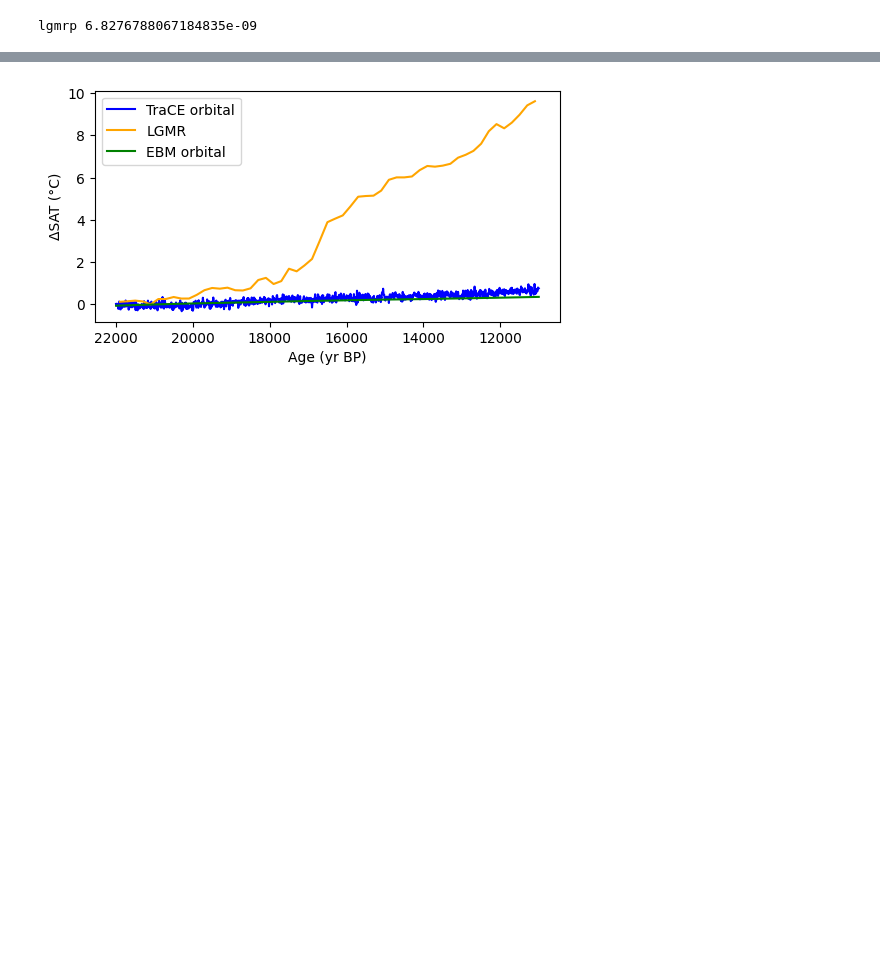
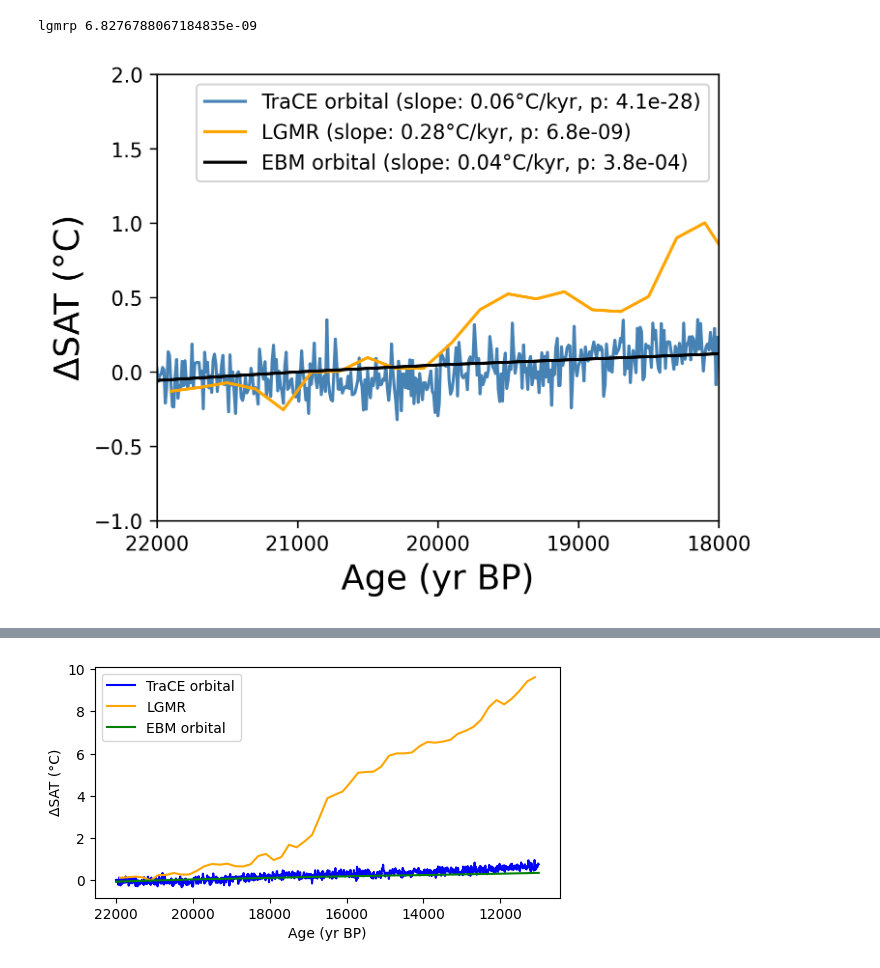
Before and after one commit to Peisong-Zheng/Last_deglaciation, a Jupyter notebook: Figure3_v9.ipynb, the cells around one changed output, grey strips where cells are left out. Saved outputs shown, nothing was run; the diff lists cells and outputs as text; code cells hidden in the pictures; blank space fills up the shorter version.

```diff
--- a/Figure3_v9.ipynb
+++ b/Figure3_v9.ipynb
@@ -1411,3 +1528,84 @@ print('lgmrp',lgmr_p)
 # %% [output]
 [figure]
 lgmrp 6.8276788067184835e-09
+# %%
+import matplotlib.pyplot as plt
+import numpy as np
+from scipy.stats import linregress
+from matplotlib.patches import Rectangle
+
+# Convert xarray DataArray to NumPy array
+ds_sat_age_np = ds_sat['age'].values
+weighted_avg_sat_mean_np = weighted_avg_sat_mean.values
+
+# Filter the age range for ds_sat and calculate delta SAT
+lgmr_age_mask = (ds_sat_age_np >= 11000) & (ds_sat_age_np <= 22000)
+lgmr_value_at_21kyr = weighted_avg_sat_mean_np[np.abs(ds_sat_age_np - 21000).argmin()]
+lgmr_delta_sat = weighted_avg_sat_mean_np[lgmr_age_mask] - lgmr_value_at_21kyr
+
+# Filter the age range for trace_age and calculate delta SAT
+trace_age_mask = (trace_age >= 11000) & (trace_age <= 22000)
+trace_value_at_21kyr = sat_series_orb[np.abs(trace_age - 21000).argmin()]
+trace_delta_sat = sat_series_orb[trace_age_mask] - trace_value_at_21kyr
+
+# Convert pandas DataFrame to NumPy array
+df_full_orbital_EBM_age_np = df_full_orbital_EBM['age'].values
+df_full_orbital_EBM_sat_np = df_full_orbital_EBM['SAT (50 to 70S)'].values
+
+# Filter the age range for df_full_orbital_EBM and calculate delta SAT
+ebm_age_mask = (df_full_orbital_EBM_age_np >= 11000) & (df_full_orbital_EBM_age_np <= 22000)
+ebm_value_at_21kyr = df_full_orbital_EBM_sat_np[df_full_orbital_EBM_age_np == 21000][0]
+ebm_delta_sat = df_full_orbital_EBM_sat_np[ebm_age_mask] - ebm_value_at_21kyr
+
+# Define a function to perform linear regression and return slope and p-value
+def fit_slope_and_p_value(x, y):
+    slope, intercept, r_value, p_value, std_err = linregress(x, y)
+    return slope, p_value
+
+# Create a figure
+fig, ax = plt.subplots(figsize=(5, 4), dpi=300)
+
+# Regression analysis
+lgmr_regression_age_mask = (ds_sat_age_np >= 18000) & (ds_sat_age_np <= 22000)
+trace_regression_age_mask = (trace_age >= 18000) & (trace_age <= 22000)
+ebm_regression_age_mask = (df_full_orbital_EBM_age_np >= 18000) & (df_full_orbital_EBM_age_np <= 22000)
+
+lgmr_slope, lgmr_p = fit_slope_and_p_value(ds_sat_age_np[lgmr_regression_age_mask], weighted_avg_sat_mean_np[lgmr_regression_age_mask])
+trace_slope, trace_p = fit_slope_and_p_value(trace_age[trace_regression_age_mask], sat_series_orb[trace_regression_age_mask])
+ebm_slope, ebm_p = fit_slope_and_p_value(df_full_orbital_EBM_age_np[ebm_regression_age_mask], df_full_orbital_EBM_sat_np[ebm_regression_age_mask])
+
+# Format the legend with two significant digits and slope in °C/kyr
+format_legend = lambda slope, p: f'slope: {-slope*1000:.2f}°C/kyr, p: {p:.1e}'
+
+# Plot the ΔSAT data with formatted legend
+ax.plot(trace_age[trace_age_mask], trace_delta_sat, color='steelblue', label=f'TraCE orbital ({format_legend(trace_slope, trace_p)})')
+ax.plot(ds_sat_age_np[lgmr_age_mask], lgmr_delta_sat, color='orange', label=f'LGMR ({format_legend(lgmr_slope, lgmr_p)})')
+ax.plot(df_full_orbital_EBM_age_np[ebm_age_mask], ebm_delta_sat, color='k', label=f'EBM orbital ({format_legend(ebm_slope, ebm_p)})')
+
+# Plot a rectangle covering the area between x=18000 and x=11000
+# Change color and alpha value for visibility
+rect_color = 'w'  # A light grey color
+rect_alpha = 0.7  # Semi-transparent
+rect = Rectangle((11000, ax.get_ylim()[0]), 7000, ax.get_ylim()[1] - ax.get_ylim()[0], color=rect_color, alpha=rect_alpha, linewidth=0,zorder=4)
+ax.add_patch(rect)
+
+# set x limit
+ax.set_xlim(18000,22000)
+# set y limit
+ax.set_ylim(-1, 2)
+# set x tick label
+ax.set_xticks([18000, 19000, 20000, 21000, 22000])
+
+# Invert x-axis
+ax.invert_xaxis()
+
+# Add labels and legend
+ax.set_xlabel('Age (yr BP)',fontsize=17)
+ax.set_ylabel('ΔSAT (°C)',fontsize=17)
+ax.legend()
+
+# Show the plot
+plt.show()
+print('lgmrp',lgmr_p)
+# %% [output]
+[figure, added]
```
Also changed, not shown: parts of 2 cells of this notebook.
